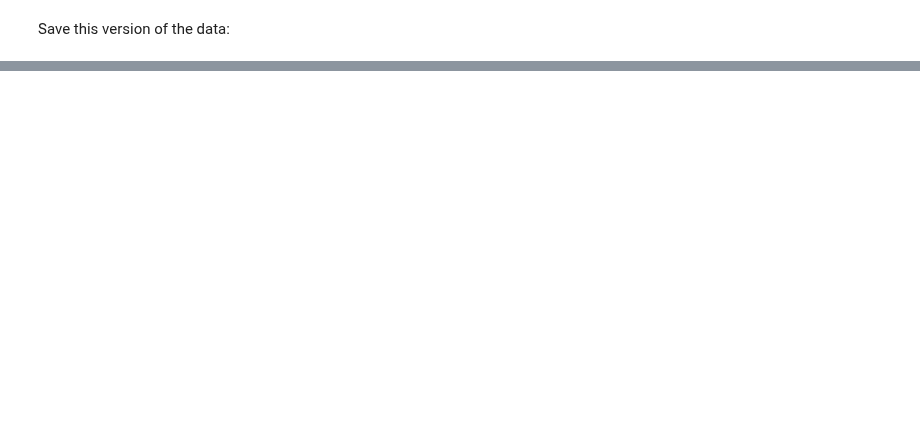
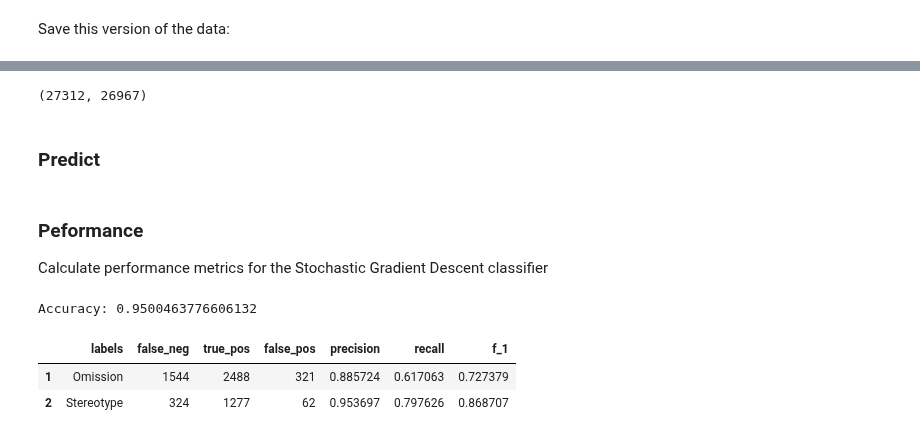
Before and after one commit to thegoose20/gender-bias, a Jupyter notebook: token_classification/Experiment1_Model3.ipynb, the cells around one changed output, grey strips where cells are left out. Drawn from its saved outputs; the diff is of its cells as text; code cells hidden in the pictures; blank space fills up the shorter version.

```diff
--- a/token_classification/Experiment1_Model3.ipynb
+++ b/token_classification/Experiment1_Model3.ipynb
@@ -282,0 +314,7 @@ dev_df.to_csv(dir_path+"aggregated_final_validate_predictions_docclf_{a}_{t}.csv
+# %%
+X_all = scipy.sparse.hstack([all_docs, all_feats])
+print(X_all.shape)
+# %% [output]
+(27312, 26967)
+# %% [markdown]
+### Predict
@@ -282,0 +323,20 @@ dev_df.to_csv(dir_path+"aggregated_final_validate_predictions_docclf_{a}_{t}.csv
+# %% [markdown]
+### Peformance
+
+Calculate performance metrics for the Stochastic Gradient Descent classifier
+# %%
+print("Accuracy:", np.mean(predicted_all == y_all))
+# %% [output]
+Accuracy: 0.9500463776606132
+# %%
+matrix = multilabel_confusion_matrix(y_all, predicted_all, labels=classes)
+# %%
+scores = utils.getPerformanceMetrics(y_all, predicted_all, matrix, classes, original_classes, label_dict)
+scores = scores.tail(2) # Remove row for 'None'
+scores = scores.drop(columns="true_neg")  # Not accurate because considers 'None' a class
+scores["labels"] = original_classes[1:]
+scores
+# %% [output]
+|  | labels | false_neg | true_pos | false_pos | precision | recall | f_1 |
+| 1 | Omission | 1544 | 2488 | 321 | 0.885724 | 0.617063 | 0.727379 |
+| 2 | Stereotype | 324 | 1277 | 62 | 0.953697 | 0.797626 | 0.868707 |
```
Also changed, not shown: parts of 20 cells of this notebook, 2 other files.
